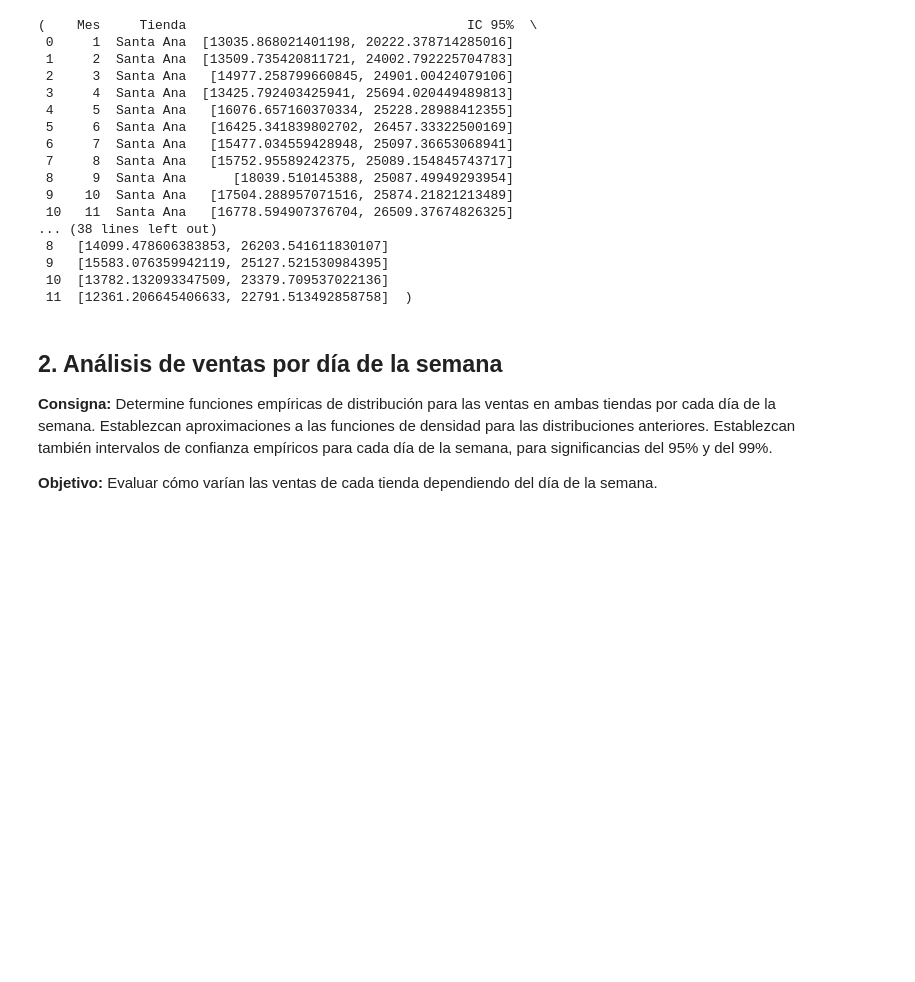
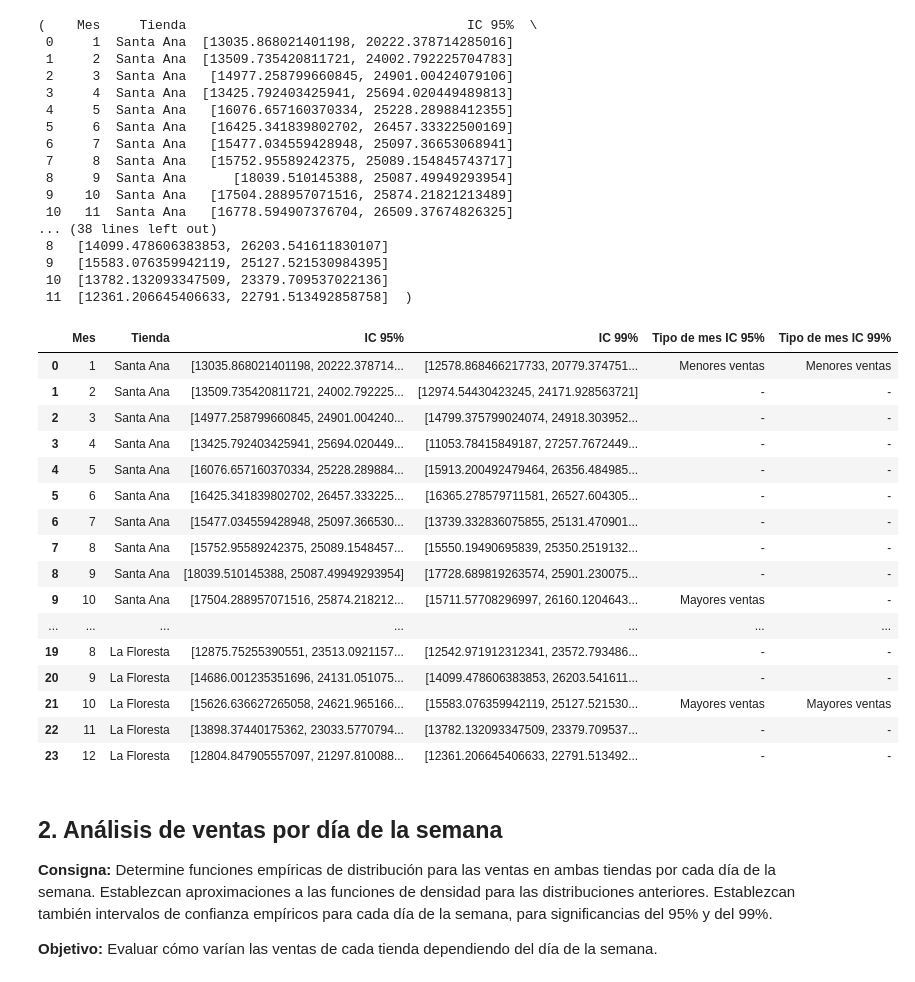
Before and after one commit to emiliano-ipa/CEIA-PEIA-EXAMEN_FINAL, a Jupyter notebook: tp_final.ipynb, the cells around one changed output. Drawn from its saved outputs; the diff is of its cells as text; code cells hidden in the pictures; blank space fills up the shorter version.

Commit message:
Modificar punto 3, ajustes en 1 y 2 tablas

```diff
--- a/tp_final.ipynb
+++ b/tp_final.ipynb
@@ -128,6 +128,57 @@ intervalos_santa_ana, intervalos_la_floresta
  9   [15583.076359942119, 25127.521530984395]
  10  [13782.132093347509, 23379.709537022136]
  11  [12361.206645406633, 22791.513492858758]  )
+# %%
+# Función para agregar y clasificar los intervalos de confianza empíricos
+def agregar_comparaciones(df):
+    # Calcular promedio de IC 95% para identificar extremos
+    df['Promedio IC 95%'] = df['IC 95%'].apply(lambda x: (x[0] + x[1]) / 2)
+    min_mes = df.loc[df['Promedio IC 95%'].idxmin(), 'Mes']
+    max_mes = df.loc[df['Promedio IC 95%'].idxmax(), 'Mes']
+
+    # Clasificar cada mes
+    df['Tipo de mes IC 95%'] = df['Mes'].apply(
+        lambda x: 'Menores ventas' if x == min_mes else ('Mayores ventas' if x == max_mes else '-')
+    )
+
+    # Calcular promedio de IC 99% para identificar extremos
+    df['Promedio IC 99%'] = df['IC 99%'].apply(lambda x: (x[0] + x[1]) / 2)
+    min_mes = df.loc[df['Promedio IC 99%'].idxmin(), 'Mes']
+    max_mes = df.loc[df['Promedio IC 99%'].idxmax(), 'Mes']
+
+    # Clasificar cada mes
+    df['Tipo de mes IC 99%'] = df['Mes'].apply(
+        lambda x: 'Menores ventas' if x == min_mes else ('Mayores ventas' if x == max_mes else '-')
+    )
+
+    # Reordenar columnas
+    return df[['Mes', 'Tienda', 'IC 95%', 'IC 99%', 'Tipo de mes IC 95%','Tipo de mes IC 99%']]
+
+# Generar tablas para ambas tiendas
+intervalos_santa_ana_tabla = agregar_comparaciones(intervalos_santa_ana.copy())
+intervalos_la_floresta_tabla = agregar_comparaciones(intervalos_la_floresta.copy())
+
+# Unir las tablas y mostrar
+df_resultado = pd.concat([ intervalos_santa_ana_tabla, intervalos_la_floresta_tabla], ignore_index=True)
+df_resultado
+# %% [output]
+|  | Mes | Tienda | IC 95% | IC 99% | Tipo de mes IC 95% | Tipo de mes IC 99% |
+| 0 | 1 | Santa Ana | [13035.868021401198, 20222.378714... | [12578.868466217733, 20779.374751... | Menores ventas | Menores ventas |
+| 1 | 2 | Santa Ana | [13509.735420811721, 24002.792225... | [12974.54430423245, 24171.928563721] | - | - |
+| 2 | 3 | Santa Ana | [14977.258799660845, 24901.004240... | [14799.375799024074, 24918.303952... | - | - |
+| 3 | 4 | Santa Ana | [13425.792403425941, 25694.020449... | [11053.78415849187, 27257.7672449... | - | - |
+| 4 | 5 | Santa Ana | [16076.657160370334, 25228.289884... | [15913.200492479464, 26356.484985... | - | - |
+| 5 | 6 | Santa Ana | [16425.341839802702, 26457.333225... | [16365.278579711581, 26527.604305... | - | - |
+| 6 | 7 | Santa Ana | [15477.034559428948, 25097.366530... | [13739.332836075855, 25131.470901... | - | - |
+| 7 | 8 | Santa Ana | [15752.95589242375, 25089.1548457... | [15550.19490695839, 25350.2519132... | - | - |
+| 8 | 9 | Santa Ana | [18039.510145388, 25087.49949293954] | [17728.689819263574, 25901.230075... | - | - |
+| 9 | 10 | Santa Ana | [17504.288957071516, 25874.218212... | [15711.57708296997, 26160.1204643... | Mayores ventas | - |
+| ... | ... | ... | ... | ... | ... | ... |
+| 19 | 8 | La Floresta | [12875.75255390551, 23513.0921157... | [12542.971912312341, 23572.793486... | - | - |
+| 20 | 9 | La Floresta | [14686.001235351696, 24131.051075... | [14099.478606383853, 26203.541611... | - | - |
+| 21 | 10 | La Floresta | [15626.636627265058, 24621.965166... | [15583.076359942119, 25127.521530... | Mayores ventas | Mayores ventas |
+| 22 | 11 | La Floresta | [13898.37440175362, 23033.5770794... | [13782.132093347509, 23379.709537... | - | - |
+| 23 | 12 | La Floresta | [12804.847905557097, 21297.810088... | [12361.206645406633, 22791.513492... | - | - |
 # %% [markdown]
 ## 2. Análisis de ventas por día de la semana
 
```
Also changed, not shown: parts of 16 cells of this notebook, 1 other file.
